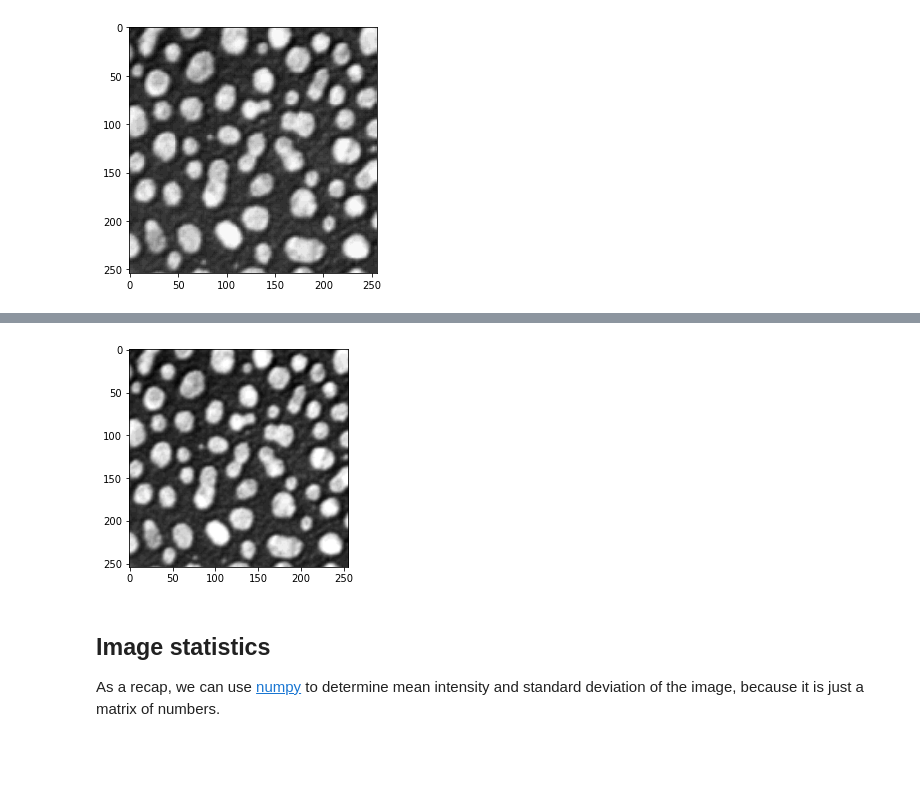
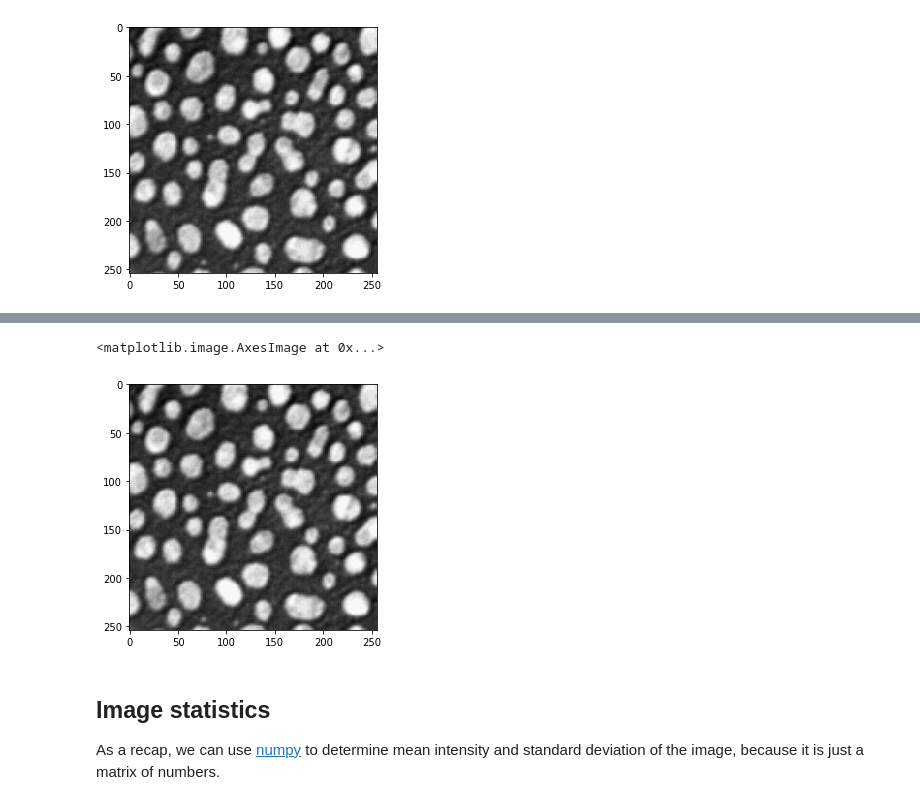
Before and after one commit to BiAPoL/Bio-image_Analysis_with_Python, a Jupyter notebook: image_processing/02_Working_with_images.ipynb, the cells around one changed output, grey strips where cells are left out. Saved outputs shown, nothing was run; the diff lists cells and outputs as text; code cells hidden in the pictures; blank space fills up the shorter version.

```diff
--- a/image_processing/02_Working_with_images.ipynb
+++ b/image_processing/02_Working_with_images.ipynb
@@ -52,8 +44,8 @@ plt.show()
 # %%
-plt.imshow(image, cmap="gray")
-plt.show()
+imshow(image, cmap="gray")
 # %% [output]
+<matplotlib.image.AxesImage at 0x...>
-[figure, old version]
+[figure, new version]
 # %% [markdown]
 ## Image statistics
 As a recap, we can use [numpy](https://numpy.org/) to determine mean intensity and standard deviation of the image, because it is just a matrix of numbers.
```
Also changed, not shown: parts of 6 cells of this notebook, 9 other files.
